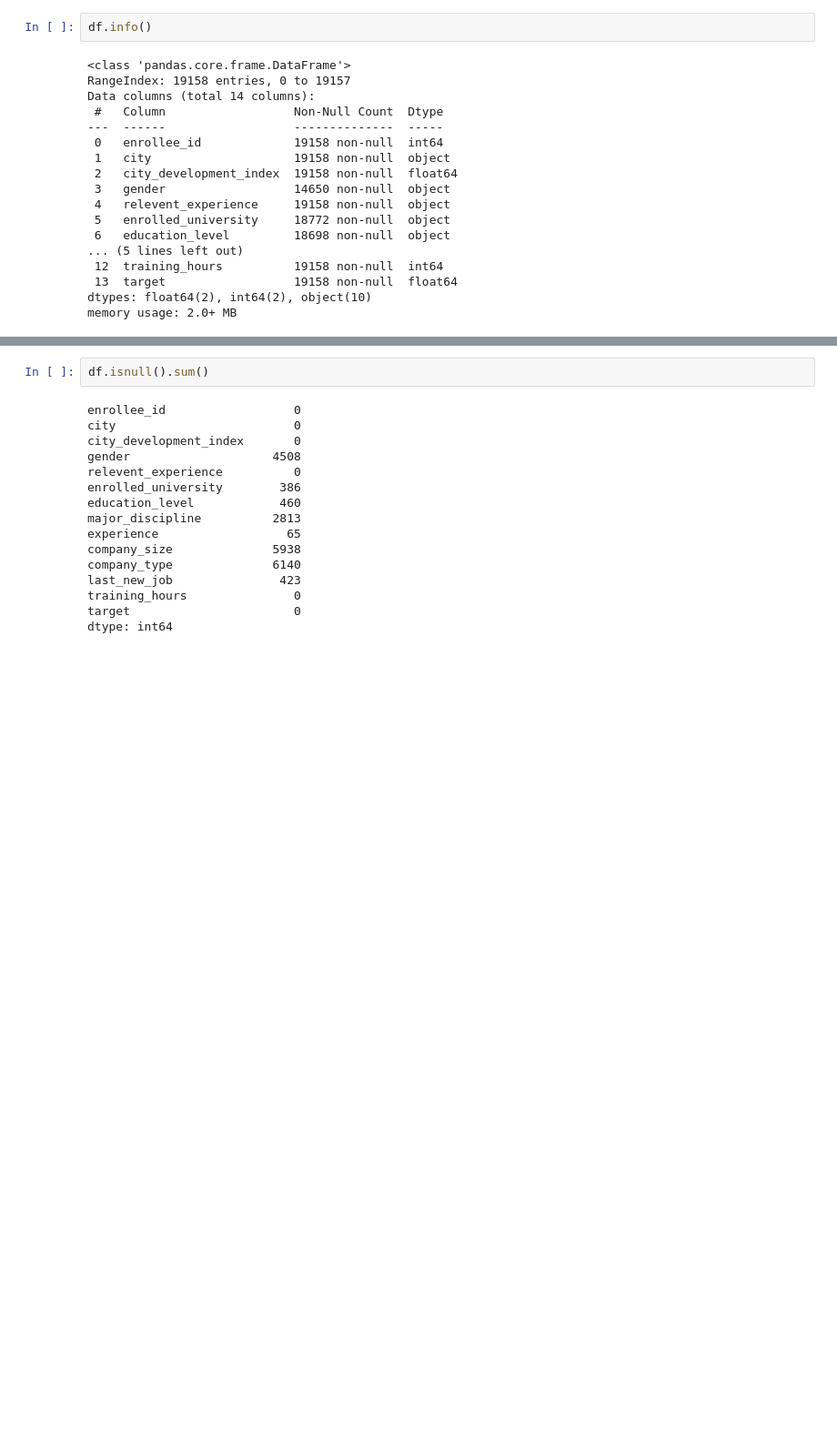
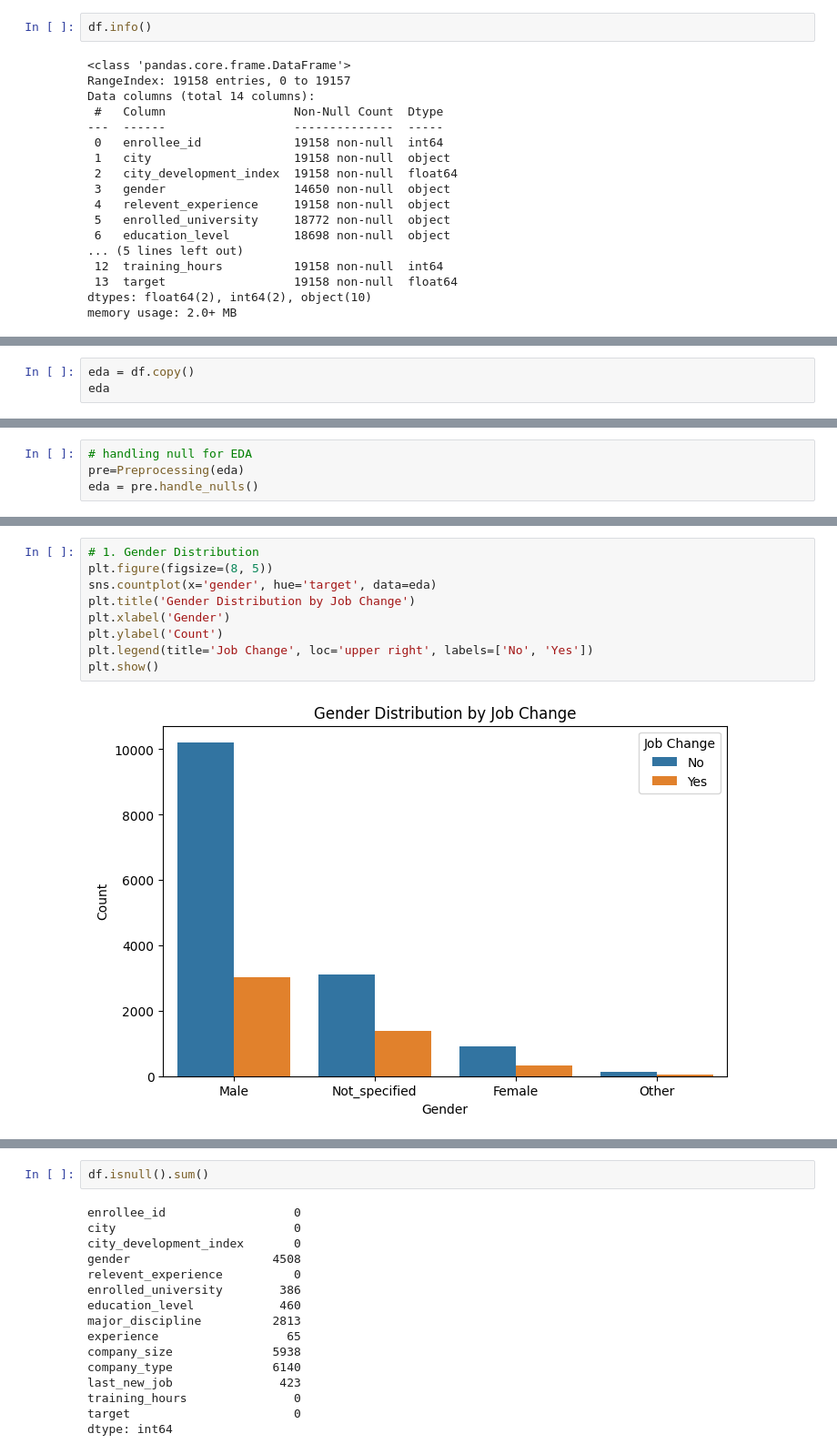
Before and after one commit to Hemachandaran/employeeRetentionPredection, a Jupyter notebook: full_Imp.ipynb, the cells around one changed output, grey strips where cells are left out. Shown at 91% size. Drawn from its saved outputs; the diff is of its cells as text; blank space fills up the shorter version.

```diff
--- a/full_Imp.ipynb
+++ b/full_Imp.ipynb
@@ -54,0 +211,3 @@ memory usage: 2.0+ MB
+# %%
+eda = df.copy()
+eda
@@ -54,0 +246,4 @@ memory usage: 2.0+ MB
+# %%
+# handling null for EDA
+pre=Preprocessing(eda)
+eda = pre.handle_nulls()
@@ -54,0 +304,11 @@ memory usage: 2.0+ MB
+# %%
+# 1. Gender Distribution
+plt.figure(figsize=(8, 5))
+sns.countplot(x='gender', hue='target', data=eda)
+plt.title('Gender Distribution by Job Change')
+plt.xlabel('Gender')
+plt.ylabel('Count')
+plt.legend(title='Job Change', loc='upper right', labels=['No', 'Yes'])
+plt.show()
+# %% [output]
+[figure, added]
```
Also changed, not shown: parts of 60 cells of this notebook, 7 other files.
